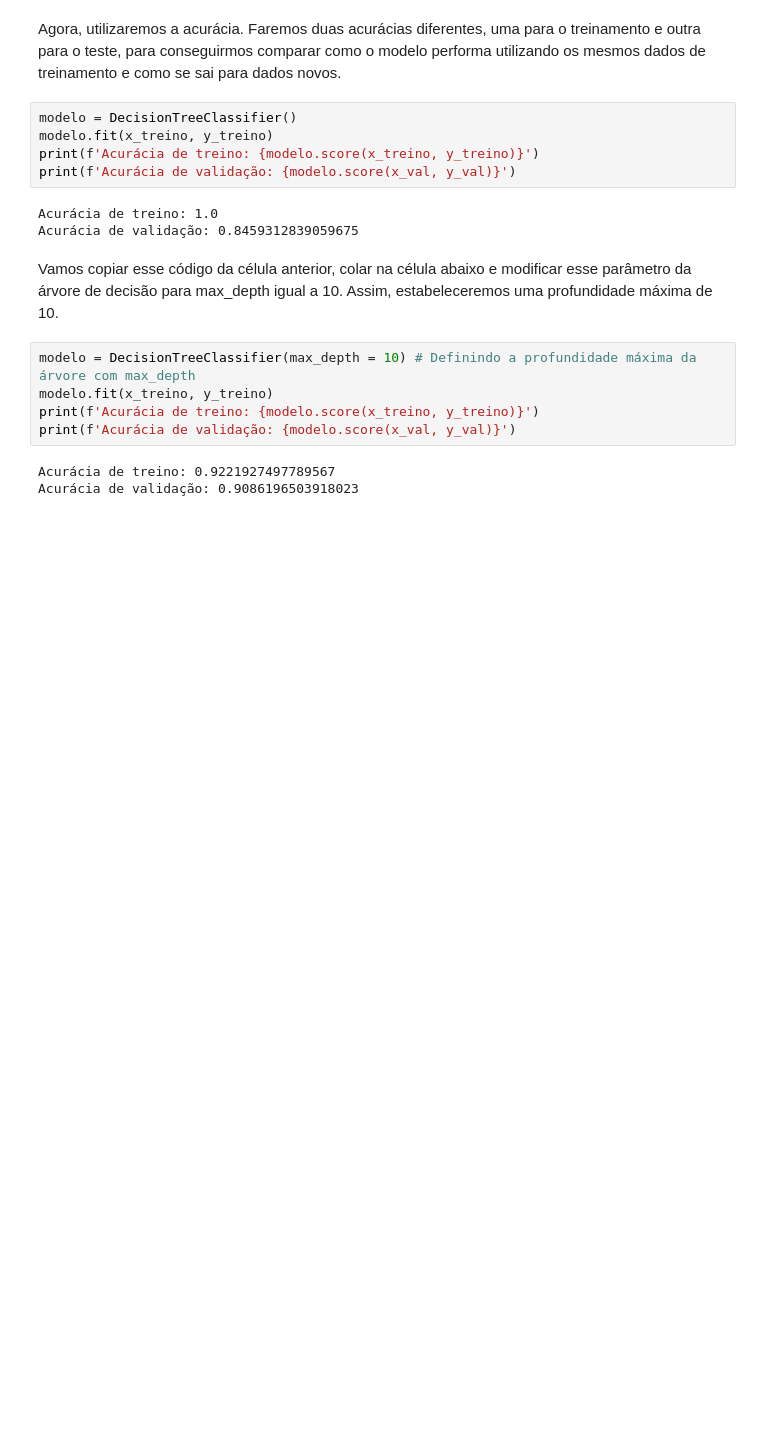
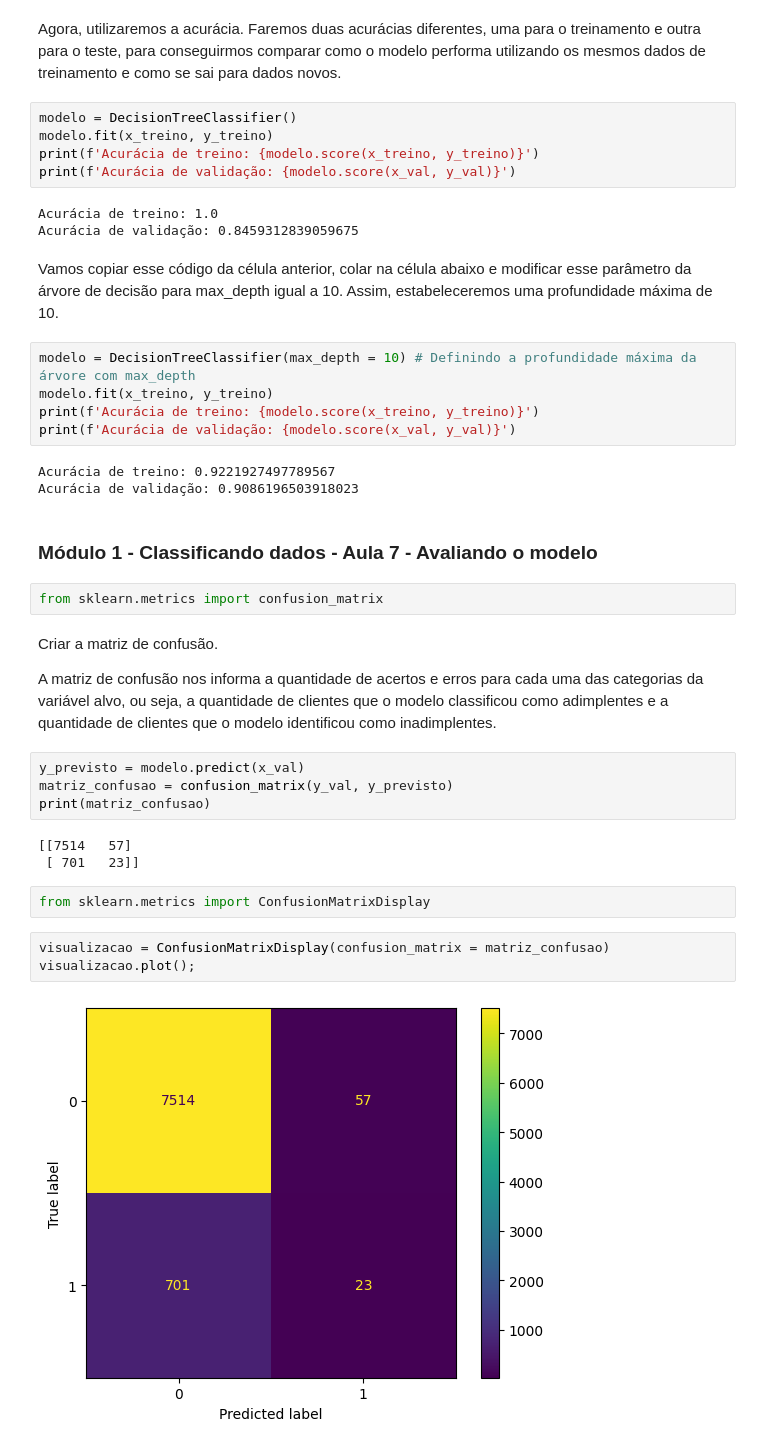
Before and after one commit to JCrpa/curso17_classificacao_validacao_de_modelos_metricas_de_avaliacao, a Jupyter notebook: projeto_inicial_classificacao_validacao_e_metricas.ipynb, the cells around one changed output. Drawn from its saved outputs; the diff is of its cells as text; blank space fills up the shorter version.

```diff
--- a/projeto_inicial_classificacao_validacao_e_metricas.ipynb
+++ b/projeto_inicial_classificacao_validacao_e_metricas.ipynb
@@ -104,3 +104,25 @@ print(f'Acurácia de validação: {modelo.score(x_val, y_val)}')
 # %% [output]
 Acurácia de treino: 0.9221927497789567
 Acurácia de validação: 0.9086196503918023
+# %% [markdown]
+### Módulo 1 - Classificando dados - Aula 7 - Avaliando o modelo
+# %%
+from sklearn.metrics import confusion_matrix
+# %% [markdown]
+Criar a matriz de confusão.
+
+A matriz de confusão nos informa a quantidade de acertos e erros para cada uma das categorias da variável alvo, ou seja, a quantidade de clientes que o modelo classificou como adimplentes e a quantidade de clientes que o modelo identificou como inadimplentes.
+# %%
+y_previsto = modelo.predict(x_val)
+matriz_confusao = confusion_matrix(y_val, y_previsto)
+print(matriz_confusao)
+# %% [output]
+[[7514   57]
+ [ 701   23]]
+# %%
+from sklearn.metrics import ConfusionMatrixDisplay
+# %%
+visualizacao = ConfusionMatrixDisplay(confusion_matrix = matriz_confusao)
+visualizacao.plot();
+# %% [output]
+[figure, added]
```
Also changed, not shown: parts of 1 cell of this notebook.
